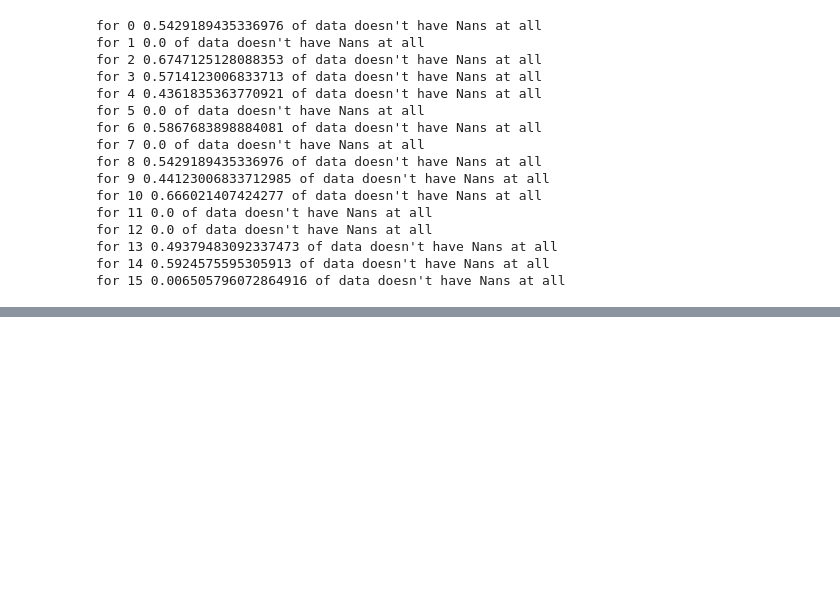
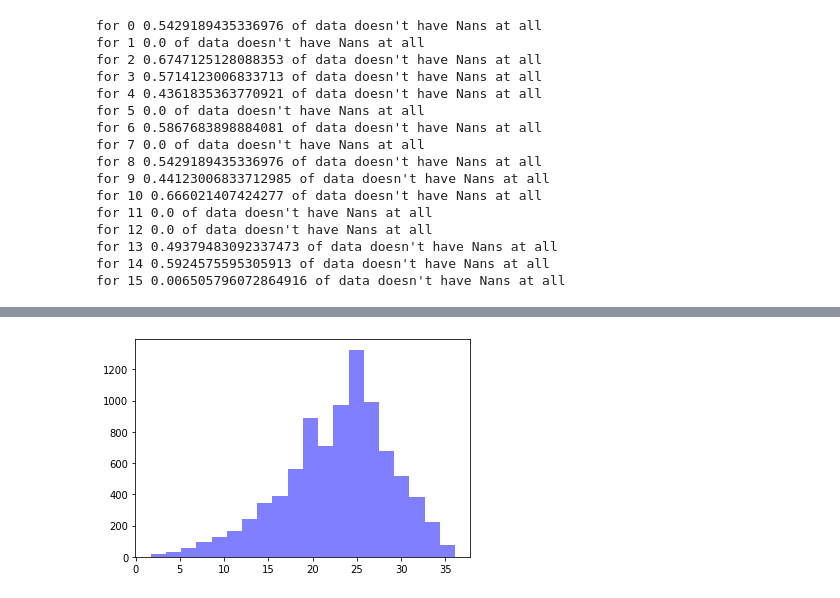
Before and after one commit to Markfryazino/ASHRAE-AMI-number, a Jupyter notebook: Data analysis and Linear Regression.ipynb, the cells around one changed output, grey strips where cells are left out. Cells and saved outputs as stored; diff of their text form; code cells hidden in the pictures; blank space fills up the shorter version.

Commit message:
Distribution simulator

```diff
--- a/Data analysis and Linear Regression.ipynb
+++ b/Data analysis and Linear Regression.ipynb
@@ -129,0 +132,13 @@ plt.show()
+# %%
+# precip_depth_1_hr now doesn't have any useful info
+testing_site_id = testing_site_id.drop('precip_depth_1_hr', axis=1)
+# %%
+# let's fit normal distribution on our data
+y, x, patches = plt.hist(testing_site_id['air_temperature'], num_bins, facecolor='blue', alpha=0.5)
+x = np.array(x[:-1], dtype='float32')
+y = np.array(y, dtype='float32')
+
+x = ((x - x.mean())/x.max())*10
+y /= y.max()
+# %% [output]
+[figure, added]
```
Also changed, not shown: parts of 12 cells of this notebook.
